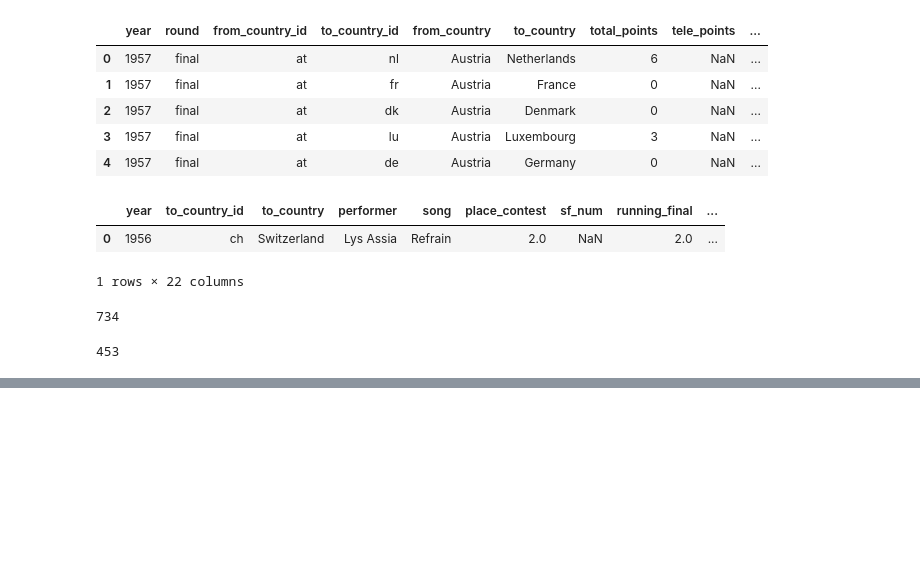
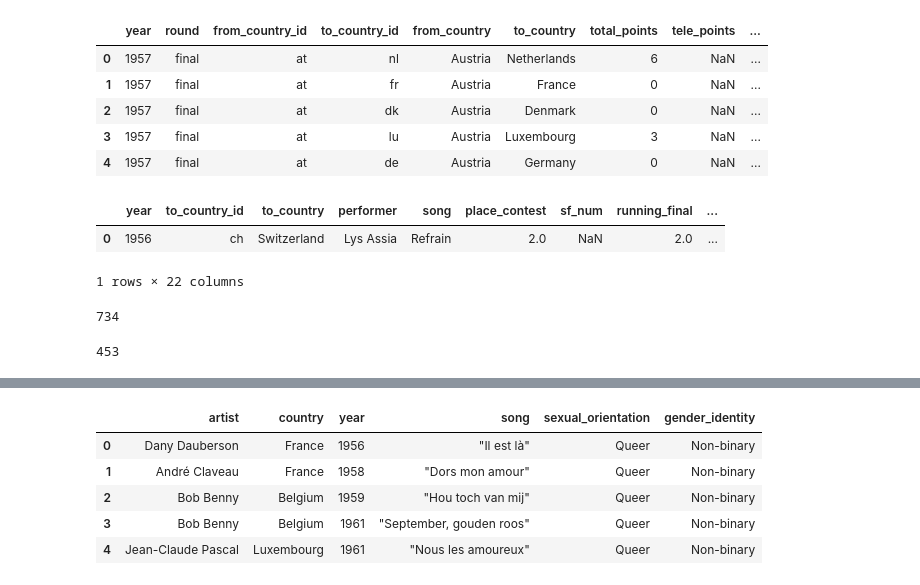
Before and after one commit to awamboldt/Alex_Ayla_Neringa, a Jupyter notebook: eurovision.ipynb, the cells around one changed output, grey strips where cells are left out. Saved outputs shown, nothing was run; the diff lists cells and outputs as text; code cells hidden in the pictures; blank space fills up the shorter version.

```diff
--- a/eurovision.ipynb
+++ b/eurovision.ipynb
@@ -274,0 +327,11 @@ betting_df.to_sql(name = 'betting',
+# %%
+lgbtq_df=lgbtq_df.drop(['sexual orientation or gender identity','points','place'], axis='columns')
+# %%
+lgbtq_df.head()
+# %% [output]
+|  | artist | country | year | song | sexual_orientation | gender_identity |
+| 0 | Dany Dauberson | France | 1956 | "Il est là" | Queer | Non-binary |
+| 1 | André Claveau | France | 1958 | "Dors mon amour" | Queer | Non-binary |
+| 2 | Bob Benny | Belgium | 1959 | "Hou toch van mij" | Queer | Non-binary |
+| 3 | Bob Benny | Belgium | 1961 | "September, gouden roos" | Queer | Non-binary |
+| 4 | Jean-Claude Pascal | Luxembourg | 1961 | "Nous les amoureux" | Queer | Non-binary |
```
Also changed, not shown: parts of 6 cells of this notebook.
